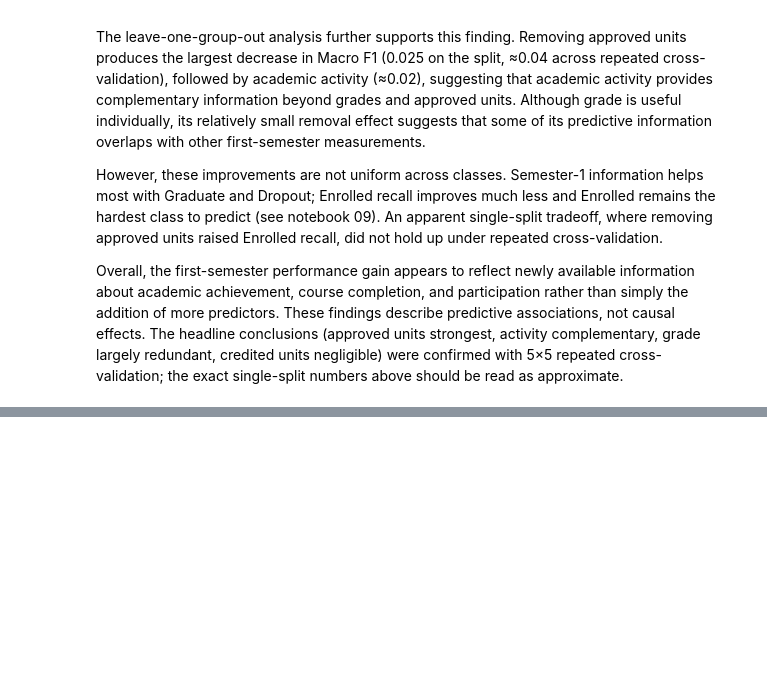
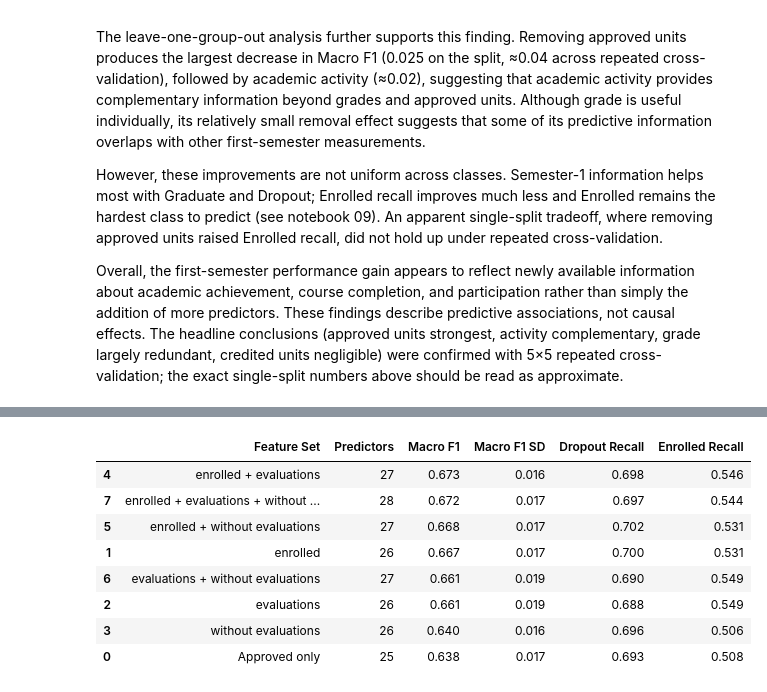
Before and after one commit to itsjavi16/student-dropout-prediction, a Jupyter notebook: notebooks/08_sem1_mechanism_ablation.ipynb, the cells around one changed output, grey strips where cells are left out. Cells and saved outputs as stored; diff of their text form; code cells hidden in the pictures; blank space fills up the shorter version.

```diff
--- a/notebooks/08_sem1_mechanism_ablation.ipynb
+++ b/notebooks/08_sem1_mechanism_ablation.ipynb
@@ -626,0 +915,47 @@ Overall, the first-semester performance gain appears to reflect newly available
+# %%
+
+activity_results = []
+
+for name, cols in activity_feature_sets.items():
+
+    pipe = build_model_pipeline(
+        model=get_logistic_regression(random_state=42),
+        feature_cols=cols,
+        scale_numeric=True
+    )
+
+    scores = cross_validate(
+        pipe,
+        X_train[cols],
+        y_train,
+        cv=cv_reduced,
+        scoring=scoring_reduced,
+        n_jobs=-1
+    )
+
+    activity_results.append({
+        "Feature Set": name,
+        "Predictors": len(cols),
+        "Macro F1": scores["test_Macro F1"].mean(),
+        "Macro F1 SD": scores["test_Macro F1"].std(ddof=1),
+        "Dropout Recall": scores["test_Dropout Recall"].mean(),
+        "Enrolled Recall": scores["test_Enrolled Recall"].mean()
+    })
+
+activity_summary = pd.DataFrame(activity_results)
+
+display(
+    activity_summary.sort_values(
+        "Macro F1", ascending=False
+    ).round(3)
+)
+# %% [output]
+|  | Feature Set | Predictors | Macro F1 | Macro F1 SD | Dropout Recall | Enrolled Recall |
+| 4 | enrolled + evaluations | 27 | 0.673 | 0.016 | 0.698 | 0.546 |
+| 7 | enrolled + evaluations + without ... | 28 | 0.672 | 0.017 | 0.697 | 0.544 |
+| 5 | enrolled + without evaluations | 27 | 0.668 | 0.017 | 0.702 | 0.531 |
+| 1 | enrolled | 26 | 0.667 | 0.017 | 0.700 | 0.531 |
+| 6 | evaluations + without evaluations | 27 | 0.661 | 0.019 | 0.690 | 0.549 |
+| 2 | evaluations | 26 | 0.661 | 0.019 | 0.688 | 0.549 |
+| 3 | without evaluations | 26 | 0.640 | 0.016 | 0.696 | 0.506 |
+| 0 | Approved only | 25 | 0.638 | 0.017 | 0.693 | 0.508 |
```
Also changed, not shown: parts of 20 cells of this notebook, 3 other files.
